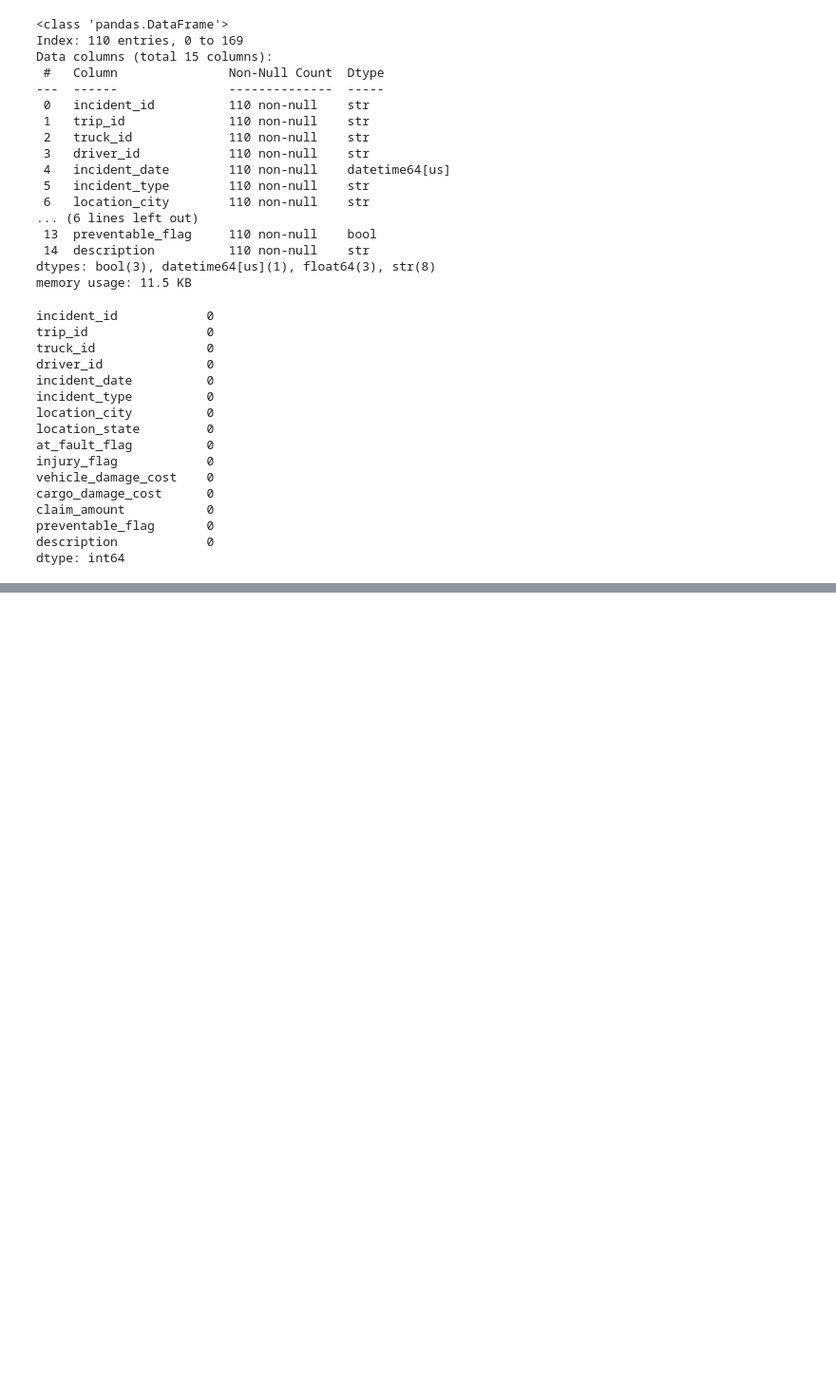
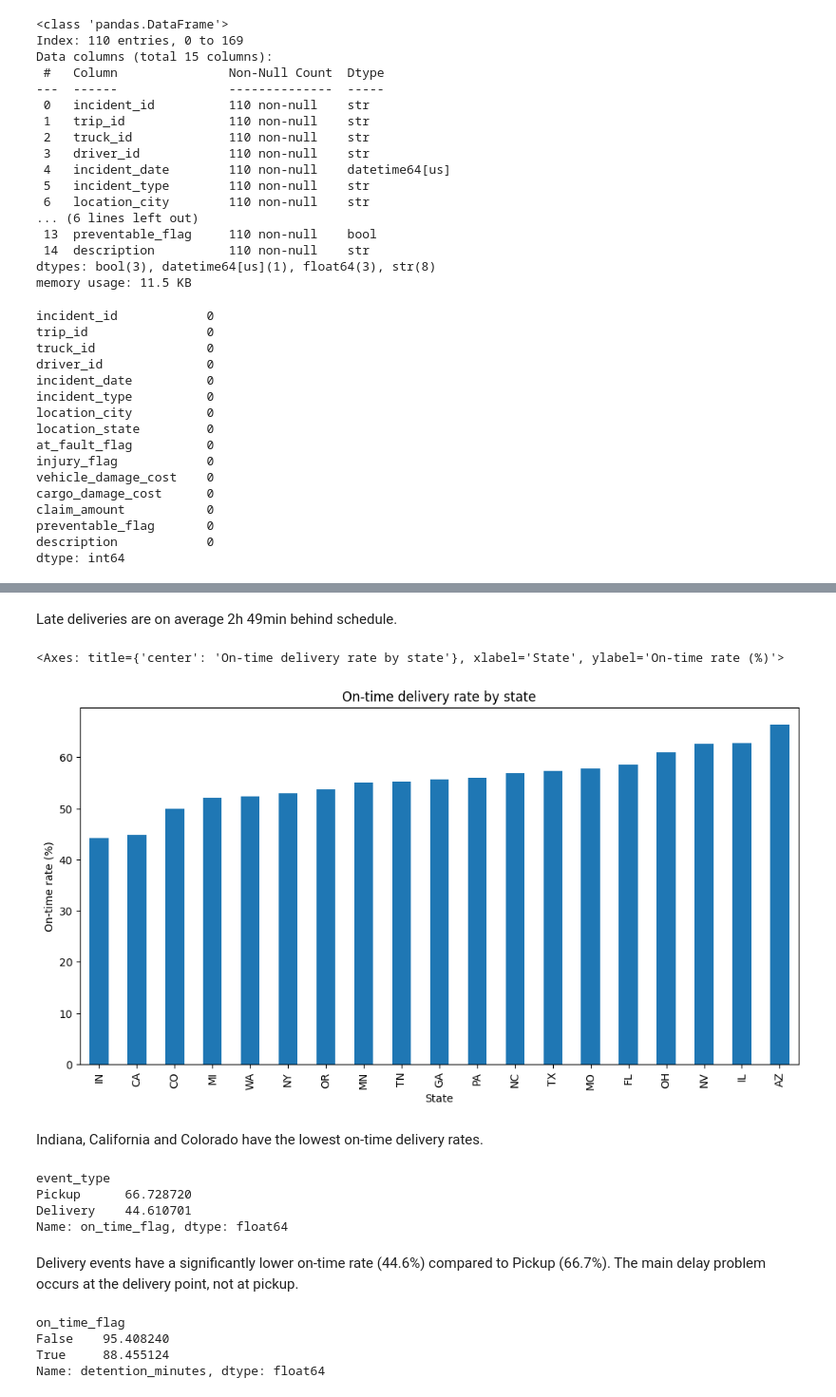
Before and after one commit to Karamanetss/trucking-operations-analytics, a Jupyter notebook: notebooks/eda_trucking.ipynb, the cells around one changed output, grey strips where cells are left out. Shown at 95% size. Cells and saved outputs as stored; diff of their text form; code cells hidden in the pictures; blank space fills up the shorter version.

```diff
--- a/notebooks/eda_trucking.ipynb
+++ b/notebooks/eda_trucking.ipynb
@@ -312,0 +319,26 @@ On-time delivery rate: 55.670%
+# %% [markdown]
+Late deliveries are on average 2h 49min behind schedule.
+# %%
+delivery_events.groupby('location_state')['on_time_flag'].mean().sort_values(ascending=True).mul(100).plot(kind='bar', figsize=(12, 6), title='On-time delivery rate by state', ylabel='On-time rate (%)', xlabel='State')
+# %% [output]
+<Axes: title={'center': 'On-time delivery rate by state'}, xlabel='State', ylabel='On-time rate (%)'>
+[figure, added]
+# %% [markdown]
+Indiana, California and Colorado have the lowest on-time delivery rates.
+# %%
+print(delivery_events.groupby('event_type')['on_time_flag'].mean().sort_values(ascending=False).mul(100))
+# %% [output]
+event_type
+Pickup      66.728720
+Delivery    44.610701
+Name: on_time_flag, dtype: float64
+# %% [markdown]
+Delivery events have a significantly lower on-time rate (44.6%) compared to Pickup (66.7%).
+The main delay problem occurs at the delivery point, not at pickup.
+# %%
+print(delivery_events.groupby('on_time_flag')['detention_minutes'].mean())
+# %% [output]
+on_time_flag
+False    95.408240
+True     88.455124
+Name: detention_minutes, dtype: float64
```
Also changed, not shown: parts of 2 cells of this notebook.
